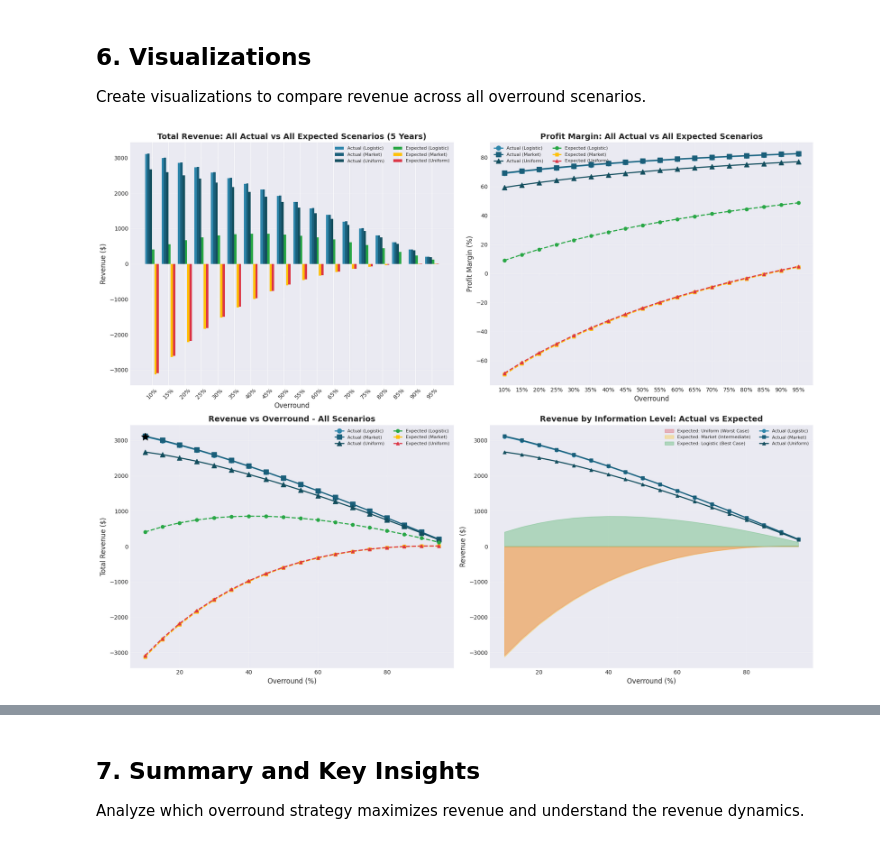
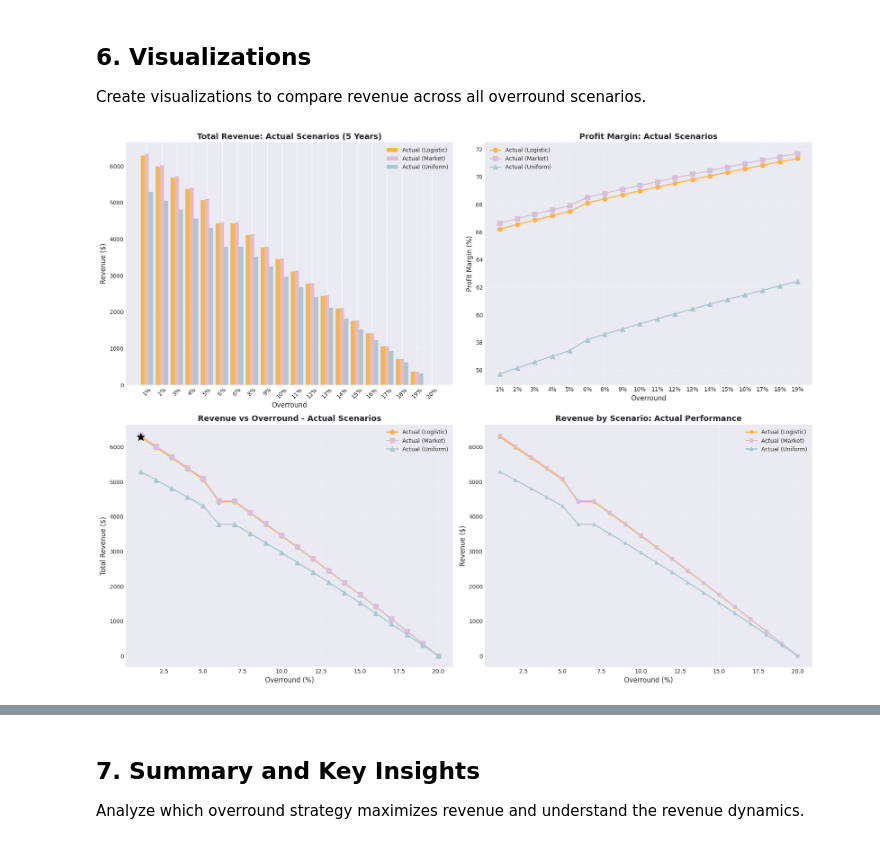
Before and after one commit to Carlos-Elias-Riv/oscar-data-driven-decisions, a Jupyter notebook: overround_analysis.ipynb, the cells around one changed output, grey strips where cells are left out. Cells and saved outputs as stored; diff of their text form; code cells hidden in the pictures.

Commit message:
version que tiene puro actual en las plots y que el oscar_model_trainer ya tiene lo de la elasticidad bien

```diff
--- a/overround_analysis.ipynb
+++ b/overround_analysis.ipynb
@@ -125,17 +125,19 @@ Test overrounds from 10% to 90% with 10% increments.
 Using elasticity of -0.7: as overround increases, number of bettors decreases.
 # %%
 # Configuration
-BASE_BETTORS = 1000  # Base number of bettors at 0% overround
-BET_AMOUNT = 1      # Amount each bettor bets
-ELASTICITY = -1    # Price elasticity of demand
+BASE_BETTORS = 1000      # Number of bettors at base overround
+BASE_OVERROUND = 0.1     # Reference overround (10%)
+BET_AMOUNT = 1
+ELASTICITY = -1
 
-# Generate overround scenarios from 0.1 to 0.9 (10% to 90%)
-overrounds = np.arange(0.1, 1.0, 0.05)
+# Generate overround scenarios
+overrounds = np.arange(0.01, 0.21, 0.01)
 
-# Calculate number of bettors for each overround
 overround_scenarios = []
 for overround in overrounds:
-    bettors = calculate_bettors_with_elasticity(BASE_BETTORS, overround, ELASTICITY)
+    bettors = calculate_bettors_with_elasticity(
+        BASE_BETTORS, BASE_OVERROUND, overround, ELASTICITY
+    )
     label = f"{int(overround*100)}% Overround"
     overround_scenarios.append((overround, bettors, label))
 
@@ -360,29 +362,23 @@ Create visualizations to compare revenue across all overround scenarios.
 fig, axes = plt.subplots(2, 2, figsize=(18, 14))
 
 # Color scheme for the revenue types
-color_actual_logistic = '#2E86AB'    # Blue - Actual (Logistic)
-color_actual_market = '#1A5F7A'       # Dark Blue - Actual (Market)
-color_actual_uniform = '#134E5E'      # Darker Blue - Actual (Uniform)
-color_logistic = '#28A745'            # Green - Expected (Logistic)
-color_market = '#FFC107'              # Yellow/Orange - Expected (Market)
-color_uniform = '#DC3545'             # Red - Expected (Uniform)
+color_actual_logistic = '#FFB347'    # Pastel Orange - Actual (Logistic)
+color_actual_market = '#D8BFD8'       # Pastel Purple - Actual (Market)
+color_actual_uniform = '#AEC6CF'      # Pastel Blue - Actual (Uniform)
 
 # 1. Total Revenue Comparison (Bar Chart) - All scenarios
 ax1 = axes[0, 0]
 x = np.arange(len(comparison_df))
-width = 0.14
-bars1 = ax1.bar(x - 2.5*width, comparison_df['Actual_Revenue_Logistic'], width, label='Actual (Logistic)', color=color_actual_logistic)
-bars2 = ax1.bar(x - 1.5*width, comparison_df['Actual_Revenue_Market'], width, label='Actual (Market)', color=color_actual_market)
-bars3 = ax1.bar(x - 0.5*width, comparison_df['Actual_Revenue_Uniform'], width, label='Actual (Uniform)', color=color_actual_uniform)
-bars4 = ax1.bar(x + 0.5*width, comparison_df['Expected_Logistic'], width, label='Expected (Logistic)', color=color_logistic)
-bars5 = ax1.bar(x + 1.5*width, comparison_df['Expected_Market'], width, label='Expected (Market)', color=color_market)
-bars6 = ax1.bar(x + 2.5*width, comparison_df['Expected_Uniform'], width, label='Expected (Uniform)', color=color_uniform)
+width = 0.28
+bars1 = ax1.bar(x - width, comparison_df['Actual_Revenue_Logistic'], width, label='Actual (Logistic)', color=color_actual_logistic)
+bars2 = ax1.bar(x, comparison_df['Actual_Revenue_Market'], width, label='Actual (Market)', color=color_actual_market)
+bars3 = ax1.bar(x + width, comparison_df['Actual_Revenue_Uniform'], width, label='Actual (Uniform)', color=color_actual_uniform)
 ax1.set_xlabel('Overround', fontsize=12)
 ax1.set_ylabel('Revenue ($)', fontsize=12)
-ax1.set_title('Total Revenue: All Actual vs All Expected Scenarios (5 Years)', fontsize=14, fontweight='bold')
+ax1.set_title('Total Revenue: Actual Scenarios (5 Years)', fontsize=14, fontweight='bold')
 ax1.set_xticks(x)
 ax1.set_xticklabels(comparison_df['Overround'], rotation=45)
-ax1.legend(loc='upper right', fontsize=8, ncol=2)
+ax1.legend(loc='upper right', fontsize=10)
 ax1.grid(axis='y', alpha=0.3)
 
 # 2. Profit Margin Comparison - All scenarios
@@ -393,16 +389,10 @@ ax2.plot(comparison_df['Overround'], comparison_df['Actual_Profit_Margin_Market'
          marker='s', linewidth=2, label='Actual (Market)', color=color_actual_market, markersize=8)
 ax2.plot(comparison_df['Overround'], comparison_df['Actual_Profit_Margin_Uniform'],
          marker='^', linewidth=2, label='Actual (Uniform)', color=color_actual_uniform, markersize=8)
-ax2.plot(comparison_df['Overround'], comparison_df['Expected_Margin_Logistic'],
-         marker='o', linewidth=2, linestyle='--', label='Expected (Logistic)', color=color_logistic, markersize=6)
-ax2.plot(comparison_df['Overround'], comparison_df['Expected_Margin_Market'],
-         marker='s', linewidth=2, linestyle='--', label='Expected (Market)', color=color_market, markersize=6)
-ax2.plot(comparison_df['Overround'], comparison_df['Expected_Margin_Uniform'],
-         marker='^', linewidth=2, linestyle='--', label='Expected (Uniform)', color=color_uniform, markersize=6)
 ax2.set_xlabel('Overround', fontsize=12)
 ax2.set_ylabel('Profit Margin (%)', fontsize=12)
-ax2.set_title('Profit Margin: All Actual vs All Expected Scenarios', fontsize=14, fontweight='bold')
-ax2.legend(loc='upper left', fontsize=8, ncol=2)
+ax2.set_title('Profit Margin: Actual Scenarios', fontsize=14, fontweight='bold')
+ax2.legend(loc='upper left', fontsize=10)
 ax2.grid(alpha=0.3)
 
 # 3. Revenue vs Overround (Line Chart) - All actual scenarios
@@ -410,46 +400,37 @@ ax3 = axes[1, 0]
 ax3.plot(comparison_df['Overround_Value'] * 100, comparison_df['Actual_Revenue_Logistic'],
          marker='o', linewidth=2, label='Actual (Logistic)', color=color_actual_logistic, markersize=8)
 ax3.plot(comparison_df['Overround_Value'] * 100, comparison_df['Actual_Revenue_Market'],
          marker='s', linewidth=2, label='Actual (Market)', color=color_actual_market, markersize=8)
 ax3.plot(comparison_df['Overround_Value'] * 100, comparison_df['Actual_Revenue_Uniform'],
          marker='^', linewidth=2, label='Actual (Uniform)', color=color_actual_uniform, markersize=8)
-ax3.plot(comparison_df['Overround_Value'] * 100, comparison_df['Expected_Logistic'],
-         marker='o', linewidth=2, linestyle='--', label='Expected (Logistic)', color=color_logistic, markersize=6)
-ax3.plot(comparison_df['Overround_Value'] * 100, comparison_df['Expected_Market'],
-         marker='s', linewidth=2, linestyle='--', label='Expected (Market)', color=color_market, markersize=6)
-ax3.plot(comparison_df['Overround_Value'] * 100, comparison_df['Expected_Uniform'],
-         marker='^', linewidth=2, linestyle='--', label='Expected (Uniform)', color=color_uniform, markersize=6)
 ax3.set_xlabel('Overround (%)', fontsize=12)
 ax3.set_ylabel('Total Revenue ($)', fontsize=12)
-ax3.set_title('Revenue vs Overround - All Scenarios', fontsize=14, fontweight='bold')
-ax3.legend(loc='upper right', fontsize=8, ncol=2)
+ax3.set_title('Revenue vs Overround - Actual Scenarios', fontsize=14, fontweight='bold')
+ax3.legend(loc='upper right', fontsize=10)
 ax3.grid(alpha=0.3)
 
 # Add optimal point markers
 optimal_idx_logistic = comparison_df['Actual_Revenue_Logistic'].idxmax()
 optimal_idx_market = comparison_df['Actual_Revenue_Market'].idxmax()
 optimal_idx_uniform = comparison_df['Actual_Revenue_Uniform'].idxmax()
 ax3.scatter([comparison_df.loc[optimal_idx_logistic, 'Overround_Value'] * 100],
             [comparison_df.loc[optimal_idx_logistic, 'Actual_Revenue_Logistic']],
             s=200, color='black', zorder=5, marker='*')
 
-# 4. Expected Revenue Comparison by Information Level
+# 4. Revenue Comparison by Scenario
 ax4 = axes[1, 1]
 x_positions = comparison_df['Overround_Value'] * 100
-ax4.fill_between(x_positions, comparison_df['Expected_Uniform'], alpha=0.3, color=color_uniform, label='Expected: Uniform (Worst Case)')
-ax4.fill_between(x_positions, comparison_df['Expected_Market'], alpha=0.3, color=color_market, label='Expected: Market (Intermediate)')
-ax4.fill_between(x_positions, comparison_df['Expected_Logistic'], alpha=0.3, color=color_logistic, label='Expected: Logistic (Best Case)')
 ax4.plot(x_positions, comparison_df['Actual_Revenue_Logistic'], linewidth=2, color=color_actual_logistic, marker='o', markersize=6, label='Actual (Logistic)')
 ax4.plot(x_positions, comparison_df['Actual_Revenue_Market'], linewidth=2, color=color_actual_market, marker='s', markersize=6, label='Actual (Market)')
 ax4.plot(x_positions, comparison_df['Actual_Revenue_Uniform'], linewidth=2, color=color_actual_uniform, marker='^', markersize=6, label='Actual (Uniform)')
 ax4.set_xlabel('Overround (%)', fontsize=12)
 ax4.set_ylabel('Revenue ($)', fontsize=12)
-ax4.set_title('Revenue by Information Level: Actual vs Expected', fontsize=14, fontweight='bold')
-ax4.legend(loc='upper right', fontsize=8, ncol=2)
+ax4.set_title('Revenue by Scenario: Actual Performance', fontsize=14, fontweight='bold')
+ax4.legend(loc='upper right', fontsize=10)
 ax4.grid(alpha=0.3)
 
 plt.tight_layout()
 plt.show()
 # %% [output]
-[figure, old version]
+[figure, new version]
 # %%
```
Also changed, not shown: parts of 5 cells of this notebook, 1 other file.
